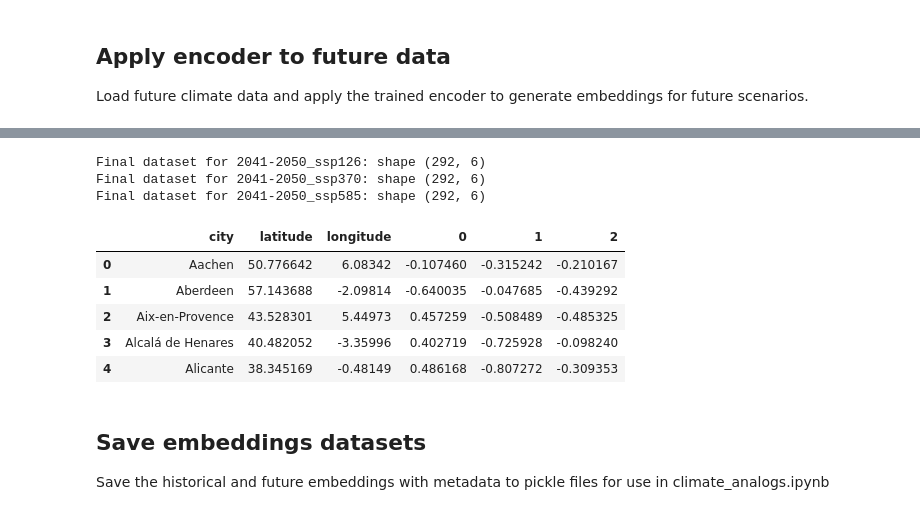
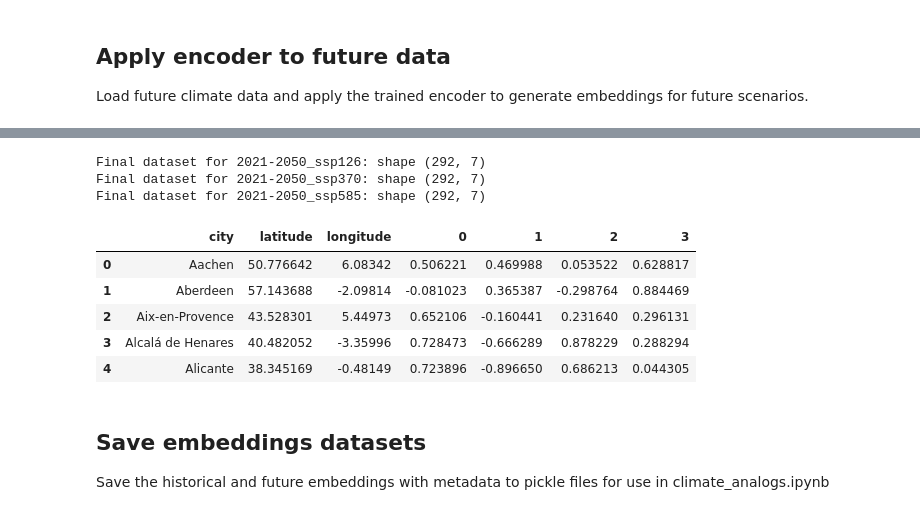
Before and after one commit to evarayHEIG/mlbd_projet, a Jupyter notebook: encoder.ipynb, the cells around one changed output, grey strips where cells are left out. Saved outputs shown, nothing was run; the diff lists cells and outputs as text; code cells hidden in the pictures.

```diff
--- a/encoder.ipynb
+++ b/encoder.ipynb
@@ -43,0 +61,5 @@ display(fused_ds.shape)
+# %%
+# Save the column order from historical data (will be used to align future data)
+historical_cols = fused_ds.columns.tolist()
+print(f"Historical columns saved: {len(historical_cols)} features")
+print(f"Columns: {historical_cols[:5]}...")  # Show first 5 columns
@@ -100,5 +125,5 @@ def reduce_dims_autoencoder(data_train, all_data, d):
     reduced_data = encoder.predict(all_data_scaled)
     return reduced_data, encoder, scaler
 # %%
-reduded_fused_ds, encoder, scaler = reduce_dims_autoencoder(data_train, fused_ds, d=3)
+reduded_fused_ds, encoder, scaler = reduce_dims_autoencoder(data_train, fused_ds, d=4)
 # %% [output]
@@ -180,7 +205,7 @@ def add_metadata_to_df(df, metadata):
     return pd.concat([metadata, df], axis=1)
 # %%
 # Récupérer les métadonnées
-metadata = get_metadata(loaded_datasets['1970-1979'])
+metadata = get_metadata(loaded_datasets['1940-1970'])
 n_cities = len(metadata)
 
 # Séparer les embeddings par période
@@ -202,6 +227,5 @@ for i, period_name in enumerate(period_names):
     print(f"Period {period_name}: shape {final_ds_autoencoder[period_name].shape}")
 
 # Vérifier
-display(final_ds_autoencoder['1970-1979'].head())
-display(final_ds_autoencoder['2010-2020'].head())
+display(final_ds_autoencoder['1940-1970'].head())
 # %% [output]
@@ -228,7 +243,7 @@ Period 2010-2020: shape (292, 6)
 Load future climate data and apply the trained encoder to generate embeddings for future scenarios.
 # %%
 # Load future datasets for different scenarios and periods
-future_periods = ['2041-2050']
+future_periods = ['2021-2050']
 scenarios = ['ssp126', 'ssp370', 'ssp585']
 
 future_datasets = {}
@@ -300,31 +315,31 @@ Generated embeddings for 2041-2050_ssp585: shape (292, 3)
 # %%
 # Add metadata to future embeddings and create final datasets
 future_final_ds = {}
 
 for key, embeddings in future_embeddings.items():
     # Get metadata from the corresponding future dataset
     period_scenario = key.split('_', 1)
     metadata = get_metadata(future_datasets[key])
 
     # Convert embeddings to DataFrame
     embeddings_df = pd.DataFrame(embeddings)
 
     # Add metadata
     future_final_ds[key] = add_metadata_to_df(embeddings_df, metadata)
     print(f"Final dataset for {key}: shape {future_final_ds[key].shape}")
 
 # Display sample
-display(future_final_ds['2041-2050_ssp370'].head())
+display(future_final_ds['2021-2050_ssp370'].head())
 # %% [output]
-Final dataset for 2041-2050_ssp126: shape (292, 6)
-Final dataset for 2041-2050_ssp370: shape (292, 6)
-Final dataset for 2041-2050_ssp585: shape (292, 6)
+Final dataset for 2021-2050_ssp126: shape (292, 7)
+Final dataset for 2021-2050_ssp370: shape (292, 7)
+Final dataset for 2021-2050_ssp585: shape (292, 7)
-|  | city | latitude | longitude | 0 | 1 | 2 |
-| 0 | Aachen | 50.776642 | 6.08342 | -0.107460 | -0.315242 | -0.210167 |
-| 1 | Aberdeen | 57.143688 | -2.09814 | -0.640035 | -0.047685 | -0.439292 |
-| 2 | Aix-en-Provence | 43.528301 | 5.44973 | 0.457259 | -0.508489 | -0.485325 |
-| 3 | Alcalá de Henares | 40.482052 | -3.35996 | 0.402719 | -0.725928 | -0.098240 |
-| 4 | Alicante | 38.345169 | -0.48149 | 0.486168 | -0.807272 | -0.309353 |
+|  | city | latitude | longitude | 0 | 1 | 2 | 3 |
+| 0 | Aachen | 50.776642 | 6.08342 | 0.506221 | 0.469988 | 0.053522 | 0.628817 |
+| 1 | Aberdeen | 57.143688 | -2.09814 | -0.081023 | 0.365387 | -0.298764 | 0.884469 |
+| 2 | Aix-en-Provence | 43.528301 | 5.44973 | 0.652106 | -0.160441 | 0.231640 | 0.296131 |
+| 3 | Alcalá de Henares | 40.482052 | -3.35996 | 0.728473 | -0.666289 | 0.878229 | 0.288294 |
+| 4 | Alicante | 38.345169 | -0.48149 | 0.723896 | -0.896650 | 0.686213 | 0.044305 |
 # %% [markdown]
 ## Save embeddings datasets
 
```
Also changed, not shown: parts of 13 cells of this notebook, 38 other files.
